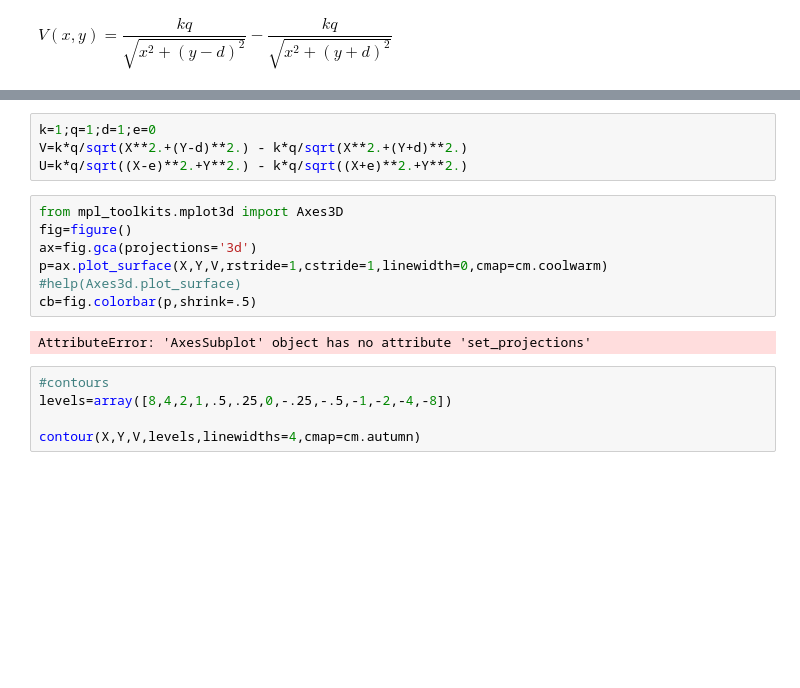
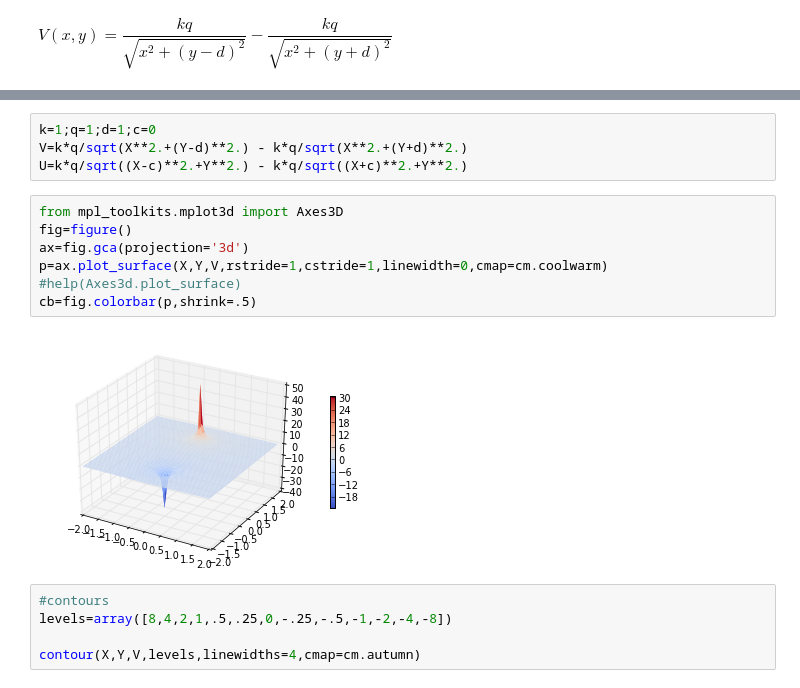
Before and after one commit to ersong/PHYS202-S13, a Jupyter notebook: Week4/Tues Week 4 Notes.ipynb, the cells around one changed output, grey strips where cells are left out. Cells and saved outputs as stored; diff of their text form; blank space fills up the shorter version.

```diff
--- a/Week4/Tues Week 4 Notes.ipynb
+++ b/Week4/Tues Week 4 Notes.ipynb
@@ -34,18 +34,18 @@ print Y
  [ 1.9   1.9   1.9  ...,  1.9   1.9   1.9 ]
  [ 1.96  1.96  1.96 ...,  1.96  1.96  1.96]]
 # %%
-k=1;q=1;d=1;e=0
+k=1;q=1;d=1;c=0
 V=k*q/sqrt(X**2.+(Y-d)**2.) - k*q/sqrt(X**2.+(Y+d)**2.)
-U=k*q/sqrt((X-e)**2.+Y**2.) - k*q/sqrt((X+e)**2.+Y**2.)
+U=k*q/sqrt((X-c)**2.+Y**2.) - k*q/sqrt((X+c)**2.+Y**2.)
 # %%
 from mpl_toolkits.mplot3d import Axes3D
 fig=figure()
-ax=fig.gca(projections='3d')
+ax=fig.gca(projection='3d')
 p=ax.plot_surface(X,Y,V,rstride=1,cstride=1,linewidth=0,cmap=cm.coolwarm)
 #help(Axes3d.plot_surface)
 cb=fig.colorbar(p,shrink=.5)
 # %% [output]
-AttributeError: 'AxesSubplot' object has no attribute 'set_projections'
+[figure, added]
 # %%
 #contours
 levels=array([8,4,2,1,.5,.25,0,-.25,-.5,-1,-2,-4,-8])
```
Also changed, not shown: parts of 7 cells of this notebook.
